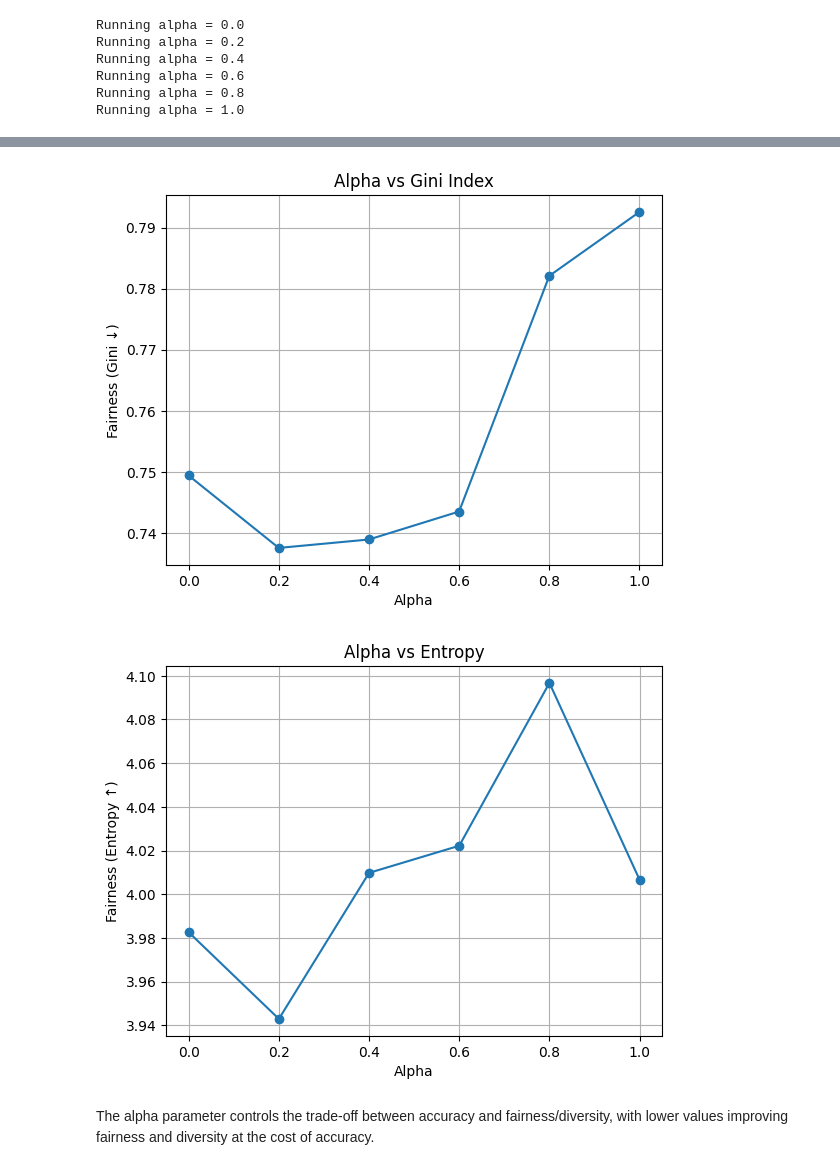
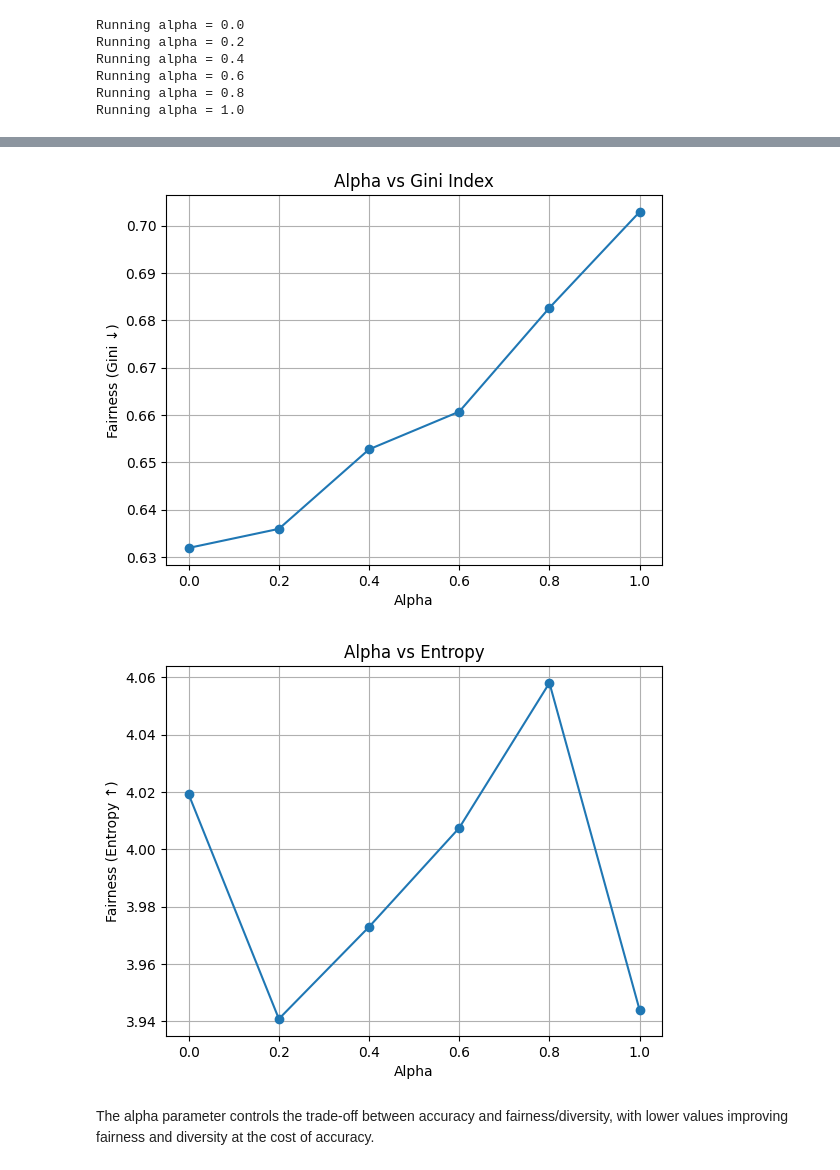
Before and after one commit to neeyatlotlikar/me_fy_project, a Jupyter notebook: ADF_ReRanking_MIND.ipynb, the cells around one changed output, grey strips where cells are left out. Drawn from its saved outputs; the diff is of its cells as text; code cells hidden in the pictures.

```diff
--- a/ADF_ReRanking_MIND.ipynb
+++ b/ADF_ReRanking_MIND.ipynb
@@ -2022,8 +2007,10 @@ alphas = [0.0, 0.2, 0.4, 0.6, 0.8, 1.0]
 # %%
-precision_scores = []
-ild_scores = []
-gini_scores = []
-entropy_scores = []
+alphas = [0.0, 0.2, 0.4, 0.6, 0.8, 1.0]
+
+precision_scores_train = []
+ild_scores_train = []
+gini_scores_train = []
+entropy_scores_train = []
 
 for alpha in alphas:
 
@@ -2032,28 +2019,28 @@ for alpha in alphas:
     # Precision
     p = evaluate_precision(
         model, interactions, dataset, inv_item_map, news_cluster_map,
-        user_clicks, method="adf", alpha=alpha, num_users=300
+        user_clicks, method="adf", alpha=alpha
     )
 
     # ILD
     ild = evaluate_ild(
         model, interactions, dataset, inv_item_map, news_cluster_map,
-        method="adf", alpha=alpha, num_users=300
+        method="adf", alpha=alpha
     )
 
     # Exposure
     exp = get_exposure_distribution(
         model, interactions, dataset, inv_item_map, news_cluster_map,
-        method="adf", alpha=alpha, num_users=300
+        method="adf", alpha=alpha
     )
 
     g = gini_index(exp)
     e = entropy(exp)
 
-    precision_scores.append(p)
-    ild_scores.append(ild)
-    gini_scores.append(g)
-    entropy_scores.append(e)
+    precision_scores_train.append(p)
+    ild_scores_train.append(ild)
+    gini_scores_train.append(g)
+    entropy_scores_train.append(e)
 # %% [output]
 Running alpha = 0.0
 Running alpha = 0.2
@@ -2066,7 +2053,7 @@ import matplotlib.pyplot as plt
 
 # Precision
 plt.figure()
-plt.plot(alphas, precision_scores, marker='o')
+plt.plot(alphas, precision_scores_train, marker='o')
 plt.title("Alpha vs Precision@10")
 plt.xlabel("Alpha")
 plt.ylabel("Precision")
@@ -2075,7 +2062,7 @@ plt.show()
 
 # ILD
 plt.figure()
-plt.plot(alphas, ild_scores, marker='o')
+plt.plot(alphas, ild_scores_train, marker='o')
 plt.title("Alpha vs ILD")
 plt.xlabel("Alpha")
 plt.ylabel("Diversity (ILD)")
@@ -2084,7 +2071,7 @@ plt.show()
 
 # Gini
 plt.figure()
-plt.plot(alphas, gini_scores, marker='o')
+plt.plot(alphas, gini_scores_train, marker='o')
 plt.title("Alpha vs Gini Index")
 plt.xlabel("Alpha")
 plt.ylabel("Fairness (Gini ↓)")
@@ -2093,7 +2080,7 @@ plt.show()
 
 # Entropy
 plt.figure()
-plt.plot(alphas, entropy_scores, marker='o')
+plt.plot(alphas, entropy_scores_train, marker='o')
 plt.title("Alpha vs Entropy")
 plt.xlabel("Alpha")
 plt.ylabel("Fairness (Entropy ↑)")
@@ -2105,4 +2092,4 @@ plt.show()
-[figure, old version]
+[figure, new version]
-[figure, old version]
+[figure, new version]
 # %% [markdown]
 The alpha parameter controls the trade-off between accuracy and fairness/diversity, with lower values improving fairness and diversity at the cost of accuracy.
```
Also changed, not shown: parts of 40 cells of this notebook.
